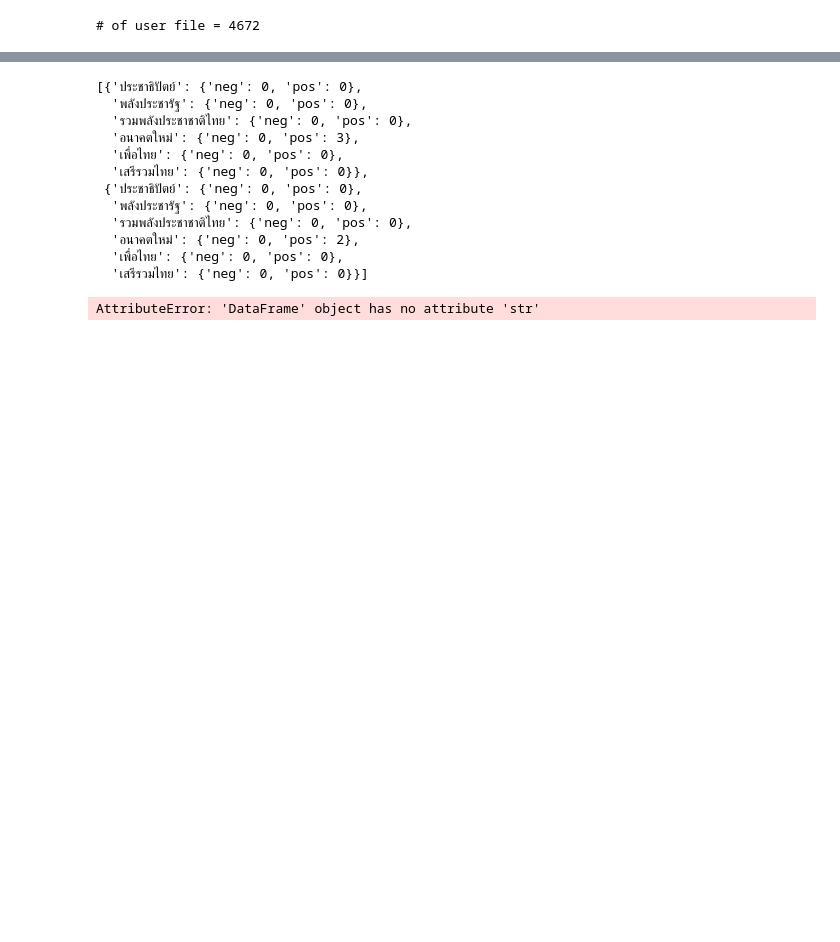
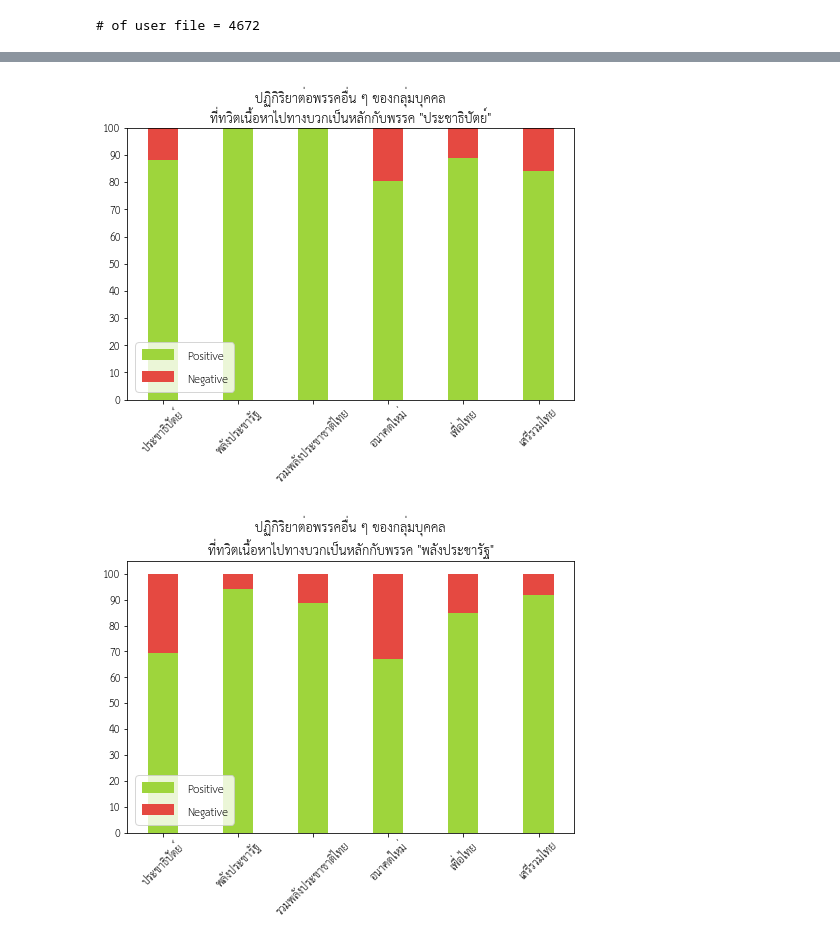
Before and after one commit to dsmlr/Thai-political-tweet-analysis, a Jupyter notebook: User tweet text sentiment.ipynb, the cells around one changed output, grey strips where cells are left out. Cells and saved outputs as stored; diff of their text form; code cells hidden in the pictures; blank space fills up the shorter version.

```diff
--- a/User tweet text sentiment.ipynb
+++ b/User tweet text sentiment.ipynb
@@ -19,4 +24,14 @@ print('# of user file = %d' % len(user_tweet_files))
 # %%
 party_name = ['ประชาธิปัตย์', 'พลังประชารัฐ', 'รวมพลังประชาชาติไทย', 'เสรีรวมไทย', 'เพื่อไทย', 'อนาคตใหม่']
 user_sentiment_list = []
+sentiment_account_list = []
+
+pro_party_account = {
+    'ประชาธิปัตย์': set(),
+    'พลังประชารัฐ': set(),
+    'รวมพลังประชาชาติไทย': set(),
+    'เสรีรวมไทย': set(),
+    'เพื่อไทย': set(),
+    'อนาคตใหม่': set(),
+}
 # %%
@@ -107,20 +123,8 @@ for i in range(len(no_zero_sentiment)):
         max_pos_party = list(pro_party.keys())[max_index]
         pro_party[max_pos_party].append(no_zero_sentiment[i])
 
-pp(pro_party['อนาคตใหม่'][:2])
+        account_index = user_sentiment_list.index(no_zero_sentiment[i])
+        pro_party_account[max_pos_party].add(sentiment_account_list[account_index])
-# %% [output]
-[{'ประชาธิปัตย์': {'neg': 0, 'pos': 0},
-  'พลังประชารัฐ': {'neg': 0, 'pos': 0},
-  'รวมพลังประชาชาติไทย': {'neg': 0, 'pos': 0},
-  'อนาคตใหม่': {'neg': 0, 'pos': 3},
-  'เพื่อไทย': {'neg': 0, 'pos': 0},
-  'เสรีรวมไทย': {'neg': 0, 'pos': 0}},
- {'ประชาธิปัตย์': {'neg': 0, 'pos': 0},
-  'พลังประชารัฐ': {'neg': 0, 'pos': 0},
-  'รวมพลังประชาชาติไทย': {'neg': 0, 'pos': 0},
-  'อนาคตใหม่': {'neg': 0, 'pos': 2},
-  'เพื่อไทย': {'neg': 0, 'pos': 0},
-  'เสรีรวมไทย': {'neg': 0, 'pos': 0}}]
 # %%
 def sum_neg_pos(x, y):
     return {
@@ -141,9 +145,37 @@ def sum_sentiment_dict(x, y):
 sum_sentiment = {}
 for party in pro_party:
     sum_sentiment['pro-'+party] = dict(reduce(sum_sentiment_dict, pro_party[party]))
-# %%
-df = pd.DataFrame(sum_sentiment['pro-ประชาธิปัตย์']).transpose()
-df.str.encode('utf8').str.decode('utf8')
-df.plot(kind='bar', stacked=True)
-# %% [output]
-AttributeError: 'DataFrame' object has no attribute 'str'
+# %%
+def plot_sentiment(party):
+    party_sum_sentiment = sum_sentiment['pro-%s' % party]
+    df = pd.DataFrame(party_sum_sentiment).transpose()
+
+    matplotlib.rc('font', family='TH Sarabun New', size=16)
+
+    percent = lambda x,y: x/sum(y)*100
+
+    neg_arr = [i[0] / sum(i) * 100 for i in df.values]
+    pos_arr = [i[1] / sum(i) * 100 for i in df.values]
+
+    encoded_name = [i for i in party_sum_sentiment.keys()]
+
+    idx = range(len(encoded_name))
+
+    plt.figure(figsize=(8, 5))
+
+    plt1 = plt.bar(encoded_name, pos_arr, align='center', color='#9ED53C', width=0.4)
+    plt2 = plt.bar(encoded_name, neg_arr, align='center', bottom=pos_arr, color='#E54941', width=0.4)
+
+    plt.xticks(rotation=45)
+    plt.yticks(range(0, 101, 10))
+    plt.title('ปฏิกิริยาต่อพรรคอื่น ๆ ของกลุ่มบุคคล\nที่ทวิตเนื้อหาไปทางบวกเป็นหลักกับพรรค "%s"' % party)
+    plt.legend((plt1, plt2), ('Positive', 'Negative'))
+
+    plt.savefig(party + '.jpg')
+    plt.show()
+
+for party in party_name:
+    plot_sentiment(party)
+# %% [output]
+[figure, added]
+[figure, added]
```
Also changed, not shown: parts of 8 cells of this notebook, 7 other files.
